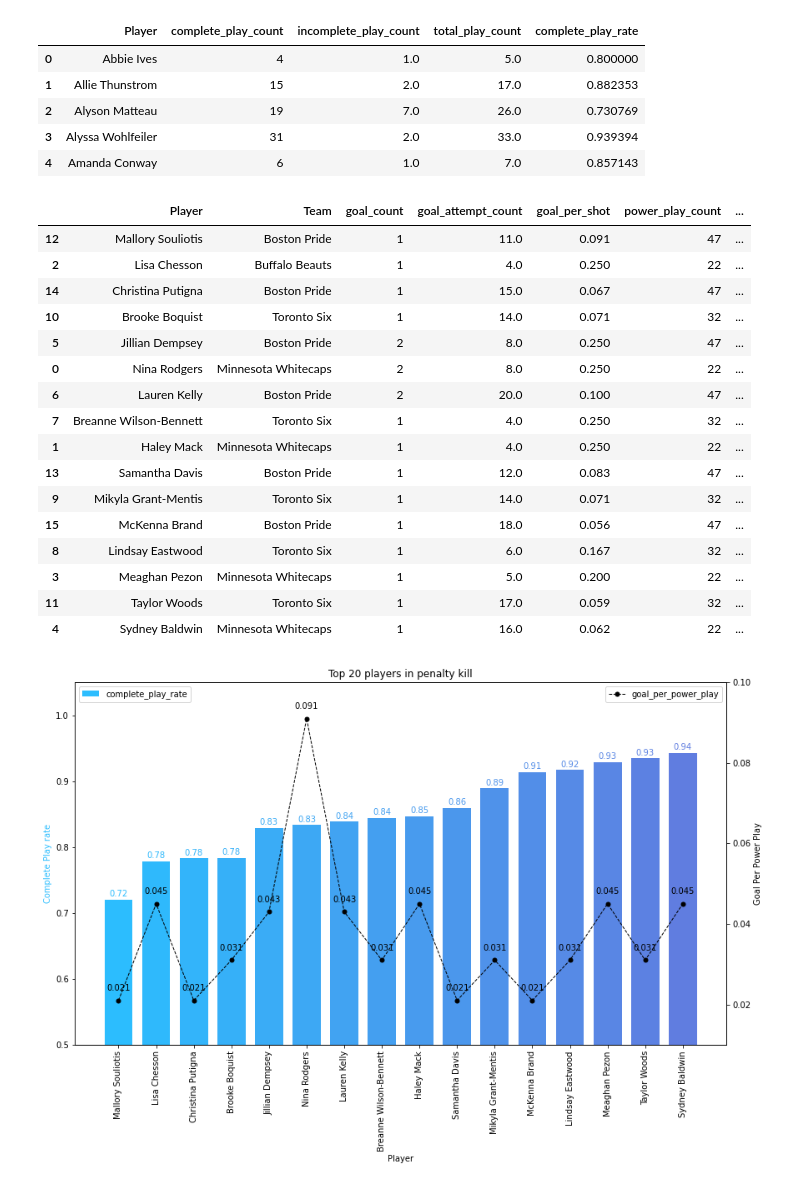
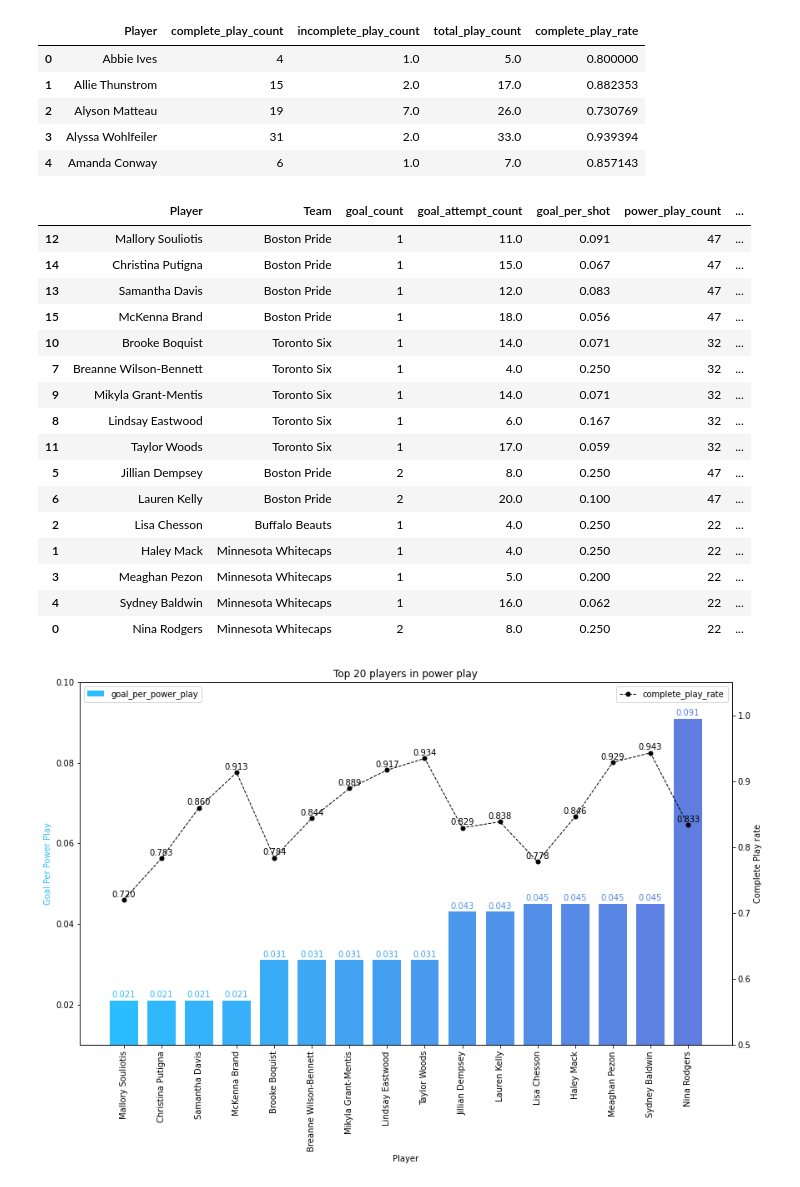
Before and after one commit to tassadaryl/Team-Orange-Rotman-2022Datathon, a Jupyter notebook: specialists.ipynb, the cells around one changed output. Saved outputs shown, nothing was run; the diff lists cells and outputs as text; code cells hidden in the pictures.

Commit message:
change power play plot, priotize goal_per_power_play

```diff
--- a/specialists.ipynb
+++ b/specialists.ipynb
@@ -448,52 +448,53 @@ df_play_power_play.head()
 | 4 | Amanda Conway | 6 | 1.0 | 7.0 | 0.857143 |
 # %%
 df_top_pp_player = pd.merge(df_power_play_goal_stats, df_play_power_play, on="Player")
-df_top_pp_player.sort_values(by=["complete_play_rate", "goal_per_power_play"], ascending=[True, True], inplace=True)
+df_top_pp_player.sort_values(by=["goal_per_power_play", "complete_play_rate"], ascending=[True, True], inplace=True)
 df_top_pp_player = df_top_pp_player[-20:]
 df_top_pp_player
 # %% [output]
 |  | Player | Team | goal_count | goal_attempt_count | goal_per_shot | power_play_count | ... |
 | 12 | Mallory Souliotis | Boston Pride | 1 | 11.0 | 0.091 | 47 | ... |
+| 14 | Christina Putigna | Boston Pride | 1 | 15.0 | 0.067 | 47 | ... |
+| 13 | Samantha Davis | Boston Pride | 1 | 12.0 | 0.083 | 47 | ... |
+| 15 | McKenna Brand | Boston Pride | 1 | 18.0 | 0.056 | 47 | ... |
+| 10 | Brooke Boquist | Toronto Six | 1 | 14.0 | 0.071 | 32 | ... |
+| 7 | Breanne Wilson-Bennett | Toronto Six | 1 | 4.0 | 0.250 | 32 | ... |
+| 9 | Mikyla Grant-Mentis | Toronto Six | 1 | 14.0 | 0.071 | 32 | ... |
+| 8 | Lindsay Eastwood | Toronto Six | 1 | 6.0 | 0.167 | 32 | ... |
+| 11 | Taylor Woods | Toronto Six | 1 | 17.0 | 0.059 | 32 | ... |
+| 5 | Jillian Dempsey | Boston Pride | 2 | 8.0 | 0.250 | 47 | ... |
+| 6 | Lauren Kelly | Boston Pride | 2 | 20.0 | 0.100 | 47 | ... |
 | 2 | Lisa Chesson | Buffalo Beauts | 1 | 4.0 | 0.250 | 22 | ... |
-| 14 | Christina Putigna | Boston Pride | 1 | 15.0 | 0.067 | 47 | ... |
-| 10 | Brooke Boquist | Toronto Six | 1 | 14.0 | 0.071 | 32 | ... |
-| 5 | Jillian Dempsey | Boston Pride | 2 | 8.0 | 0.250 | 47 | ... |
+| 1 | Haley Mack | Minnesota Whitecaps | 1 | 4.0 | 0.250 | 22 | ... |
+| 3 | Meaghan Pezon | Minnesota Whitecaps | 1 | 5.0 | 0.200 | 22 | ... |
+| 4 | Sydney Baldwin | Minnesota Whitecaps | 1 | 16.0 | 0.062 | 22 | ... |
 | 0 | Nina Rodgers | Minnesota Whitecaps | 2 | 8.0 | 0.250 | 22 | ... |
-| 6 | Lauren Kelly | Boston Pride | 2 | 20.0 | 0.100 | 47 | ... |
-| 7 | Breanne Wilson-Bennett | Toronto Six | 1 | 4.0 | 0.250 | 32 | ... |
-| 1 | Haley Mack | Minnesota Whitecaps | 1 | 4.0 | 0.250 | 22 | ... |
-| 13 | Samantha Davis | Boston Pride | 1 | 12.0 | 0.083 | 47 | ... |
-| 9 | Mikyla Grant-Mentis | Toronto Six | 1 | 14.0 | 0.071 | 32 | ... |
-| 15 | McKenna Brand | Boston Pride | 1 | 18.0 | 0.056 | 47 | ... |
-| 8 | Lindsay Eastwood | Toronto Six | 1 | 6.0 | 0.167 | 32 | ... |
-| 3 | Meaghan Pezon | Minnesota Whitecaps | 1 | 5.0 | 0.200 | 22 | ... |
-| 11 | Taylor Woods | Toronto Six | 1 | 17.0 | 0.059 | 32 | ... |
-| 4 | Sydney Baldwin | Minnesota Whitecaps | 1 | 16.0 | 0.062 | 22 | ... |
 # %%
 fig, ax1 = plt.subplots(figsize=(14,8))
 
 X_axis = np.arange(len(df_top_pp_player))
-p1 = ax1.bar(x=X_axis, height=df_top_pp_player["complete_play_rate"], color=colors, width=0.75, label="complete_play_rate")
+p1 = ax1.bar(x=X_axis, height=df_top_pp_player["goal_per_power_play"], color=colors, width=0.75, label="goal_per_power_play")
 ax1.set_xlabel('Player')
-ax1.set_ylabel('Complete Play rate', color='#2cbdfe')
+ax1.set_ylabel('Goal Per Power Play', color='#2cbdfe')
 ax1.set_xticks(X_axis, df_top_pp_player['Player'], rotation=90)
-ax1.set_ylim(0.5, 1.05)
+ax1.set_ylim(0.01, 0.1)
+
 
 add_value_labels(ax1, colors)
 ax1.legend(loc='upper left')
 
 
 ax2 = plt.twinx()
-ax2.plot(X_axis, df_top_pp_player["goal_per_power_play"], color='k', linestyle='--', marker='o', linewidth=1, markersize=5, label="goal_per_power_play")
-ax2.set_ylabel("Goal Per Power Play", color='k')
+ax2.plot(X_axis, df_top_pp_player["complete_play_rate"], color='k', linestyle='--', marker='o', linewidth=1, markersize=5, label="complete_play_rate")
+ax2.set_ylabel("Complete Play rate", color='k')
 ax2.set_xticks(X_axis, df_top_pp_player['Player'], rotation=90)
-ax2.set_ylim(0.01, 0.1)
-for a, b in zip(X_axis, df_top_pp_player["goal_per_power_play"]):
+ax2.set_ylim(0.5, 1.05)
+for a, b in zip(X_axis, df_top_pp_player["complete_play_rate"]):
         plt.text(a, b+0.002, '%.3f' % b, ha='center', va='bottom', fontsize=10)
 
 ax2.legend(loc='upper right')
 
-plt.title("Top 20 players in penalty kill")
+plt.title("Top 20 players in power play")
 plt.show()
 # %% [output]
-[figure, old version]
+[figure, new version]
```
Also changed, not shown: parts of 3 cells of this notebook, 1 other file.
